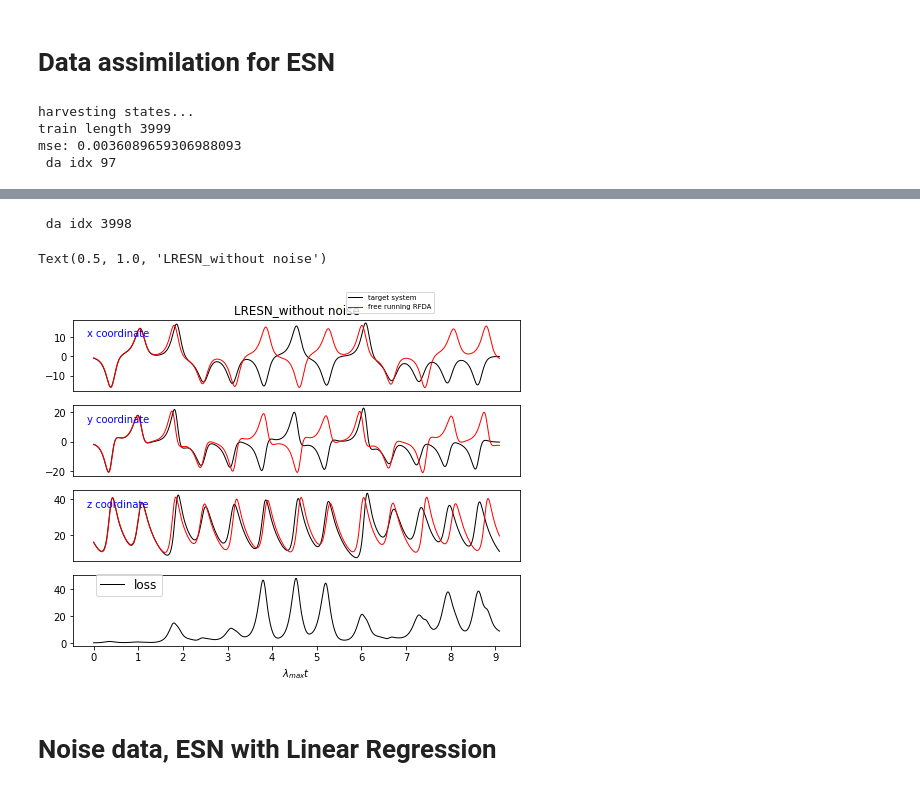
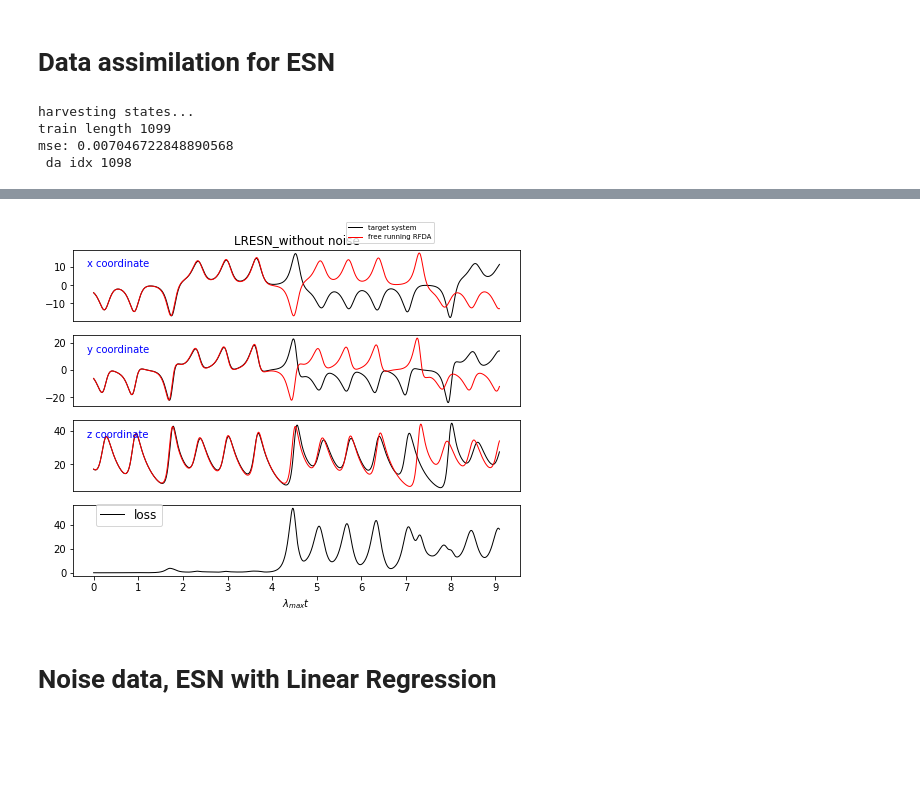
Before and after one commit to lepodl/reservoir_computing, a Jupyter notebook: Learn_functions/Test_ESN.ipynb, the cells around one changed output, grey strips where cells are left out. Cells and saved outputs as stored; diff of their text form; code cells hidden in the pictures; blank space fills up the shorter version.

```diff
--- a/Learn_functions/Test_ESN.ipynb
+++ b/Learn_functions/Test_ESN.ipynb
@@ -128,10 +128,10 @@ Text(0.5, 1.0, 'LRESN_without noise')
 dt = 0.01
 model = lorenz(10., 28., 8 / 3, dt)
 states = model.propagate(80, 10)
-train_data = states[:, :4000]
-model = lorenz(10., 28., 8 / 3, dt, 4)
-states = model.propagate(40, 10)
-test_data = states[:, -2000:]
+train_data = states[:, :1100]
+# model = lorenz(10., 28., 8 / 3, dt, 4)
+# states = model.propagate(40, 10)
+test_data = states[:, 1100:]
 del states
 
 esn = Esn(n_inputs=3,
@@ -141,18 +141,19 @@ esn = Esn(n_inputs=3,
           spectral_radius=0.148,
           random_state=None,
           sparsity=0.4,
+          washout=100,
           silent=False)
 
 test_inputs, test_targets = test_data[:, :], test_data[:, 1:]
 test_length = 1000
 assert test_targets.shape[1]>test_length
 test_targets = test_targets[:, :test_length]
-esn.fit_da(train_data, None, ensembles=100, eta=1e-4, gamma=1000.)
+esn.fit_da(train_data, None, ensembles=100, eta=1e-4, gamma=1000., initial_zero=True)
 prediction = esn.forward(test_inputs[:, 0], n_iteration=test_length)
 error = mse(test_targets, prediction)
 
 lyapunov_exp = 0.91
-max_time_unit = int(test_length * dt / lyapunov_exp)
+max_time_unit = int(test_length * dt * lyapunov_exp) + 1
 time_ticks = [l / lyapunov_exp / dt for l in range(max_time_unit)]
 fig, ax = plt.subplots(4, 1, figsize=(8, 6))
 ax = ax.flatten()
@@ -172,6 +173,6 @@ ax[3].set_xlabel('$ \lambda_{max}t $')
 ax[0].set_title("LRESN_without noise")
 # %% [output]
 harvesting states...
-train length 3999
-mse: 0.0036089659306988093
- da idx 97
+train length 1099
+mse: 0.007046722848890568
+ da idx 1098
@@ -180,6 +180,4 @@ To use the future default and silence this warning we advise to pass `rcond=None
- da idx 3998
-Text(0.5, 1.0, 'LRESN_without noise')
-[figure, old version]
+[figure, new version]
 # %% [markdown]
 # Noise data, ESN with Linear Regression
 # %%
```
Also changed, not shown: parts of 8 cells of this notebook, 3 other files.
